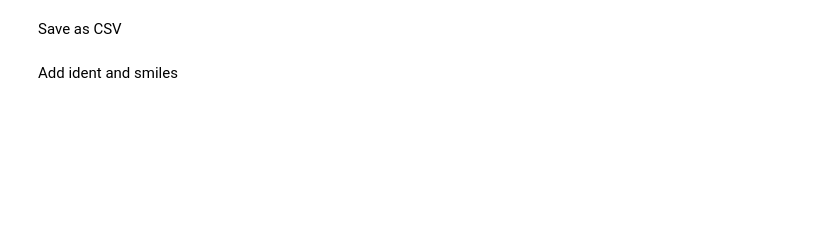
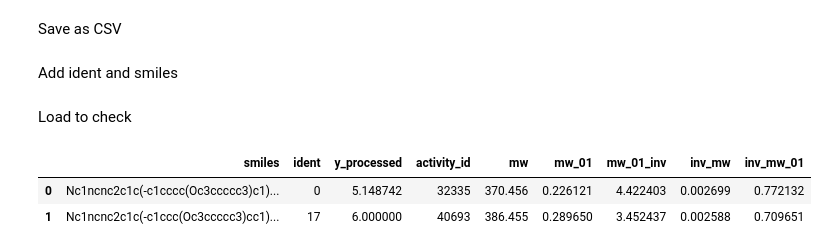
Before and after one commit to fatemeh-moghaddam/kinodata-3D-affinity-prediction, a Jupyter notebook: prob/interactions/mw.ipynb, the cells around one changed output. Cells and saved outputs as stored; diff of their text form; code cells hidden in the pictures; blank space fills up the shorter version.

```diff
--- a/prob/interactions/mw.ipynb
+++ b/prob/interactions/mw.ipynb
@@ -120,0 +143,9 @@ disagree_rows
+# %% [markdown]
+Load to check
+# %%
+mws_loaded = pd.read_csv(save_dir / "mws.csv")
+mws_loaded.head(2)
+# %% [output]
+|  | smiles | ident | y_processed | activity_id | mw | mw_01 | mw_01_inv | inv_mw | inv_mw_01 |
+| 0 | Nc1ncnc2c1c(-c1cccc(Oc3ccccc3)c1)... | 0 | 5.148742 | 32335 | 370.456 | 0.226121 | 4.422403 | 0.002699 | 0.772132 |
+| 1 | Nc1ncnc2c1c(-c1ccc(Oc3ccccc3)cc1)... | 17 | 6.000000 | 40693 | 386.455 | 0.289650 | 3.452437 | 0.002588 | 0.709651 |
```
Also changed, not shown: parts of 14 cells of this notebook.
